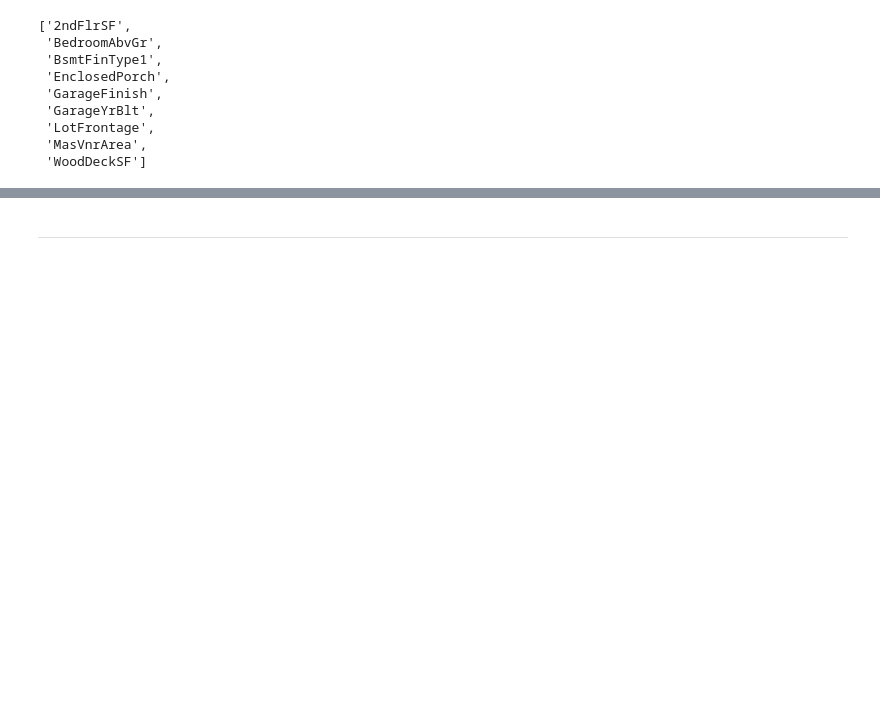
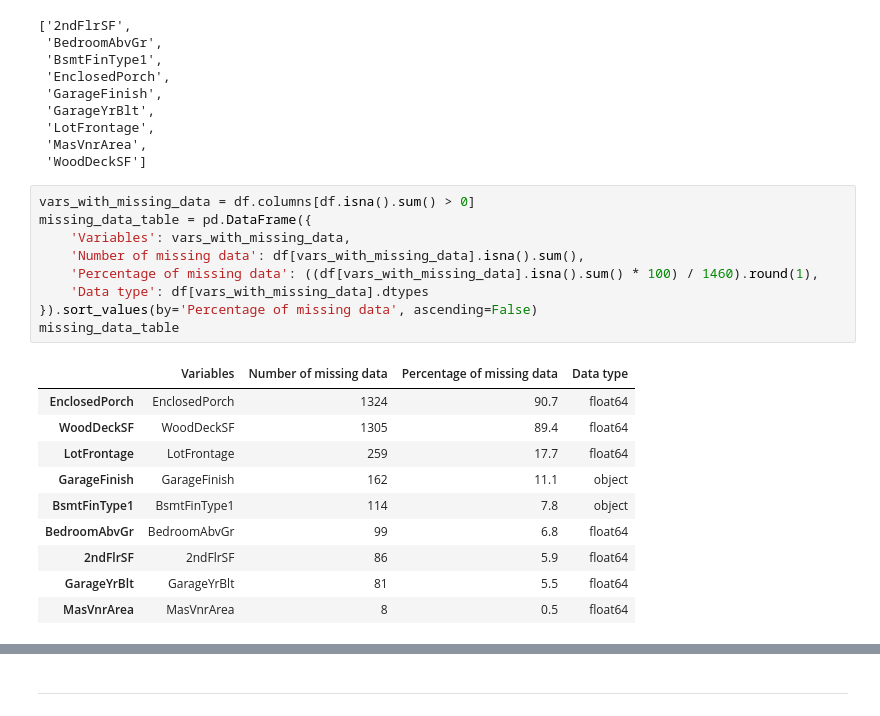
Before and after one commit to jojouna/pp5-housing-issue, a Jupyter notebook: jupyter_notebooks/02 - Data Cleaning.ipynb, the cells around one changed output, grey strips where cells are left out. Drawn from its saved outputs; the diff is of its cells as text; blank space fills up the shorter version.

```diff
--- a/jupyter_notebooks/02 - Data Cleaning.ipynb
+++ b/jupyter_notebooks/02 - Data Cleaning.ipynb
@@ -81,3 +87,23 @@ vars_with_missing_data
  'LotFrontage',
  'MasVnrArea',
  'WoodDeckSF']
+# %%
+vars_with_missing_data = df.columns[df.isna().sum() > 0]
+missing_data_table = pd.DataFrame({
+    'Variables': vars_with_missing_data,
+    'Number of missing data': df[vars_with_missing_data].isna().sum(),
+    'Percentage of missing data': ((df[vars_with_missing_data].isna().sum() * 100) / 1460).round(1),
+    'Data type': df[vars_with_missing_data].dtypes
+}).sort_values(by='Percentage of missing data', ascending=False)
+missing_data_table
+# %% [output]
+|  | Variables | Number of missing data | Percentage of missing data | Data type |
+| EnclosedPorch | EnclosedPorch | 1324 | 90.7 | float64 |
+| WoodDeckSF | WoodDeckSF | 1305 | 89.4 | float64 |
+| LotFrontage | LotFrontage | 259 | 17.7 | float64 |
+| GarageFinish | GarageFinish | 162 | 11.1 | object |
+| BsmtFinType1 | BsmtFinType1 | 114 | 7.8 | object |
+| BedroomAbvGr | BedroomAbvGr | 99 | 6.8 | float64 |
+| 2ndFlrSF | 2ndFlrSF | 86 | 5.9 | float64 |
+| GarageYrBlt | GarageYrBlt | 81 | 5.5 | float64 |
+| MasVnrArea | MasVnrArea | 8 | 0.5 | float64 |
```
Also changed, not shown: parts of 38 cells of this notebook, 3 other files.
